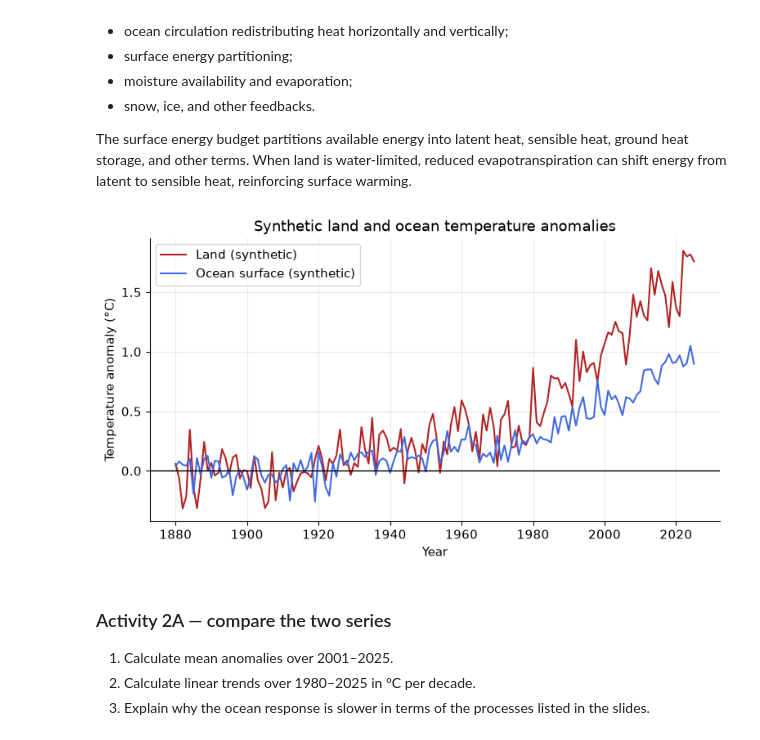
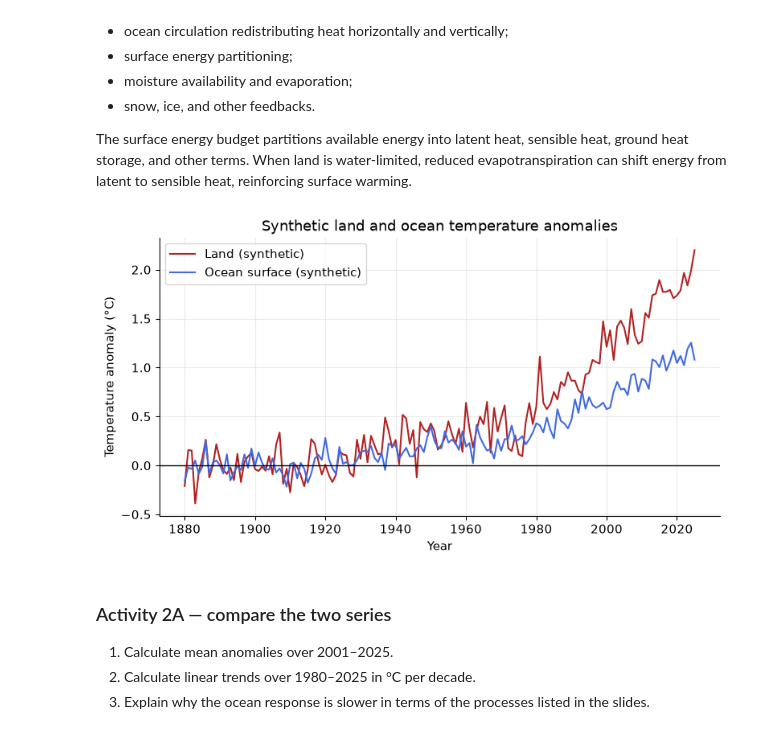
Before and after one commit to kbellomo36/climate-course, a Jupyter notebook: notebooks/03_synthetic_data_analysis.ipynb, the cells around one changed output. Saved outputs shown, nothing was run; the diff lists cells and outputs as text; code cells hidden in the pictures.

```diff
--- a/notebooks/03_synthetic_data_analysis.ipynb
+++ b/notebooks/03_synthetic_data_analysis.ipynb
@@ -113,23 +113,23 @@ The surface energy budget partitions available energy into latent heat, sensible
 # %%
 years_lo = np.arange(1880, 2026)
 common_signal = np.interp(years_lo, [1880, 1910, 1945, 1975, 2000, 2025],
                            [-0.10, -0.20, 0.05, 0.10, 0.60, 1.15])
-land_anom = 1.35 * common_signal + rng.normal(0, 0.15, len(years_lo))
-ocean_anom = 0.78 * common_signal + rng.normal(0, 0.09, len(years_lo))
+land_anom = 1.59 * common_signal + rng.normal(0, 0.15, len(years_lo))
+ocean_anom = 0.88 * common_signal + rng.normal(0, 0.09, len(years_lo))
 ref_lo = (years_lo >= 1880) & (years_lo <= 1900)
 land_anom -= land_anom[ref_lo].mean()
 ocean_anom -= ocean_anom[ref_lo].mean()
 
 plt.plot(years_lo, land_anom, color="firebrick", label="Land (synthetic)")
 plt.plot(years_lo, ocean_anom, color="royalblue", label="Ocean surface (synthetic)")
 plt.axhline(0, color="black", lw=1)
 plt.xlabel("Year")
 plt.ylabel("Temperature anomaly (°C)")
 plt.title("Synthetic land and ocean temperature anomalies")
 plt.legend()
 plt.show()
 # %% [output]
-[figure, old version]
+[figure, new version]
 # %% [markdown]
 ### Activity 2A — compare the two series
 
```
Also changed, not shown: parts of 4 cells of this notebook.
